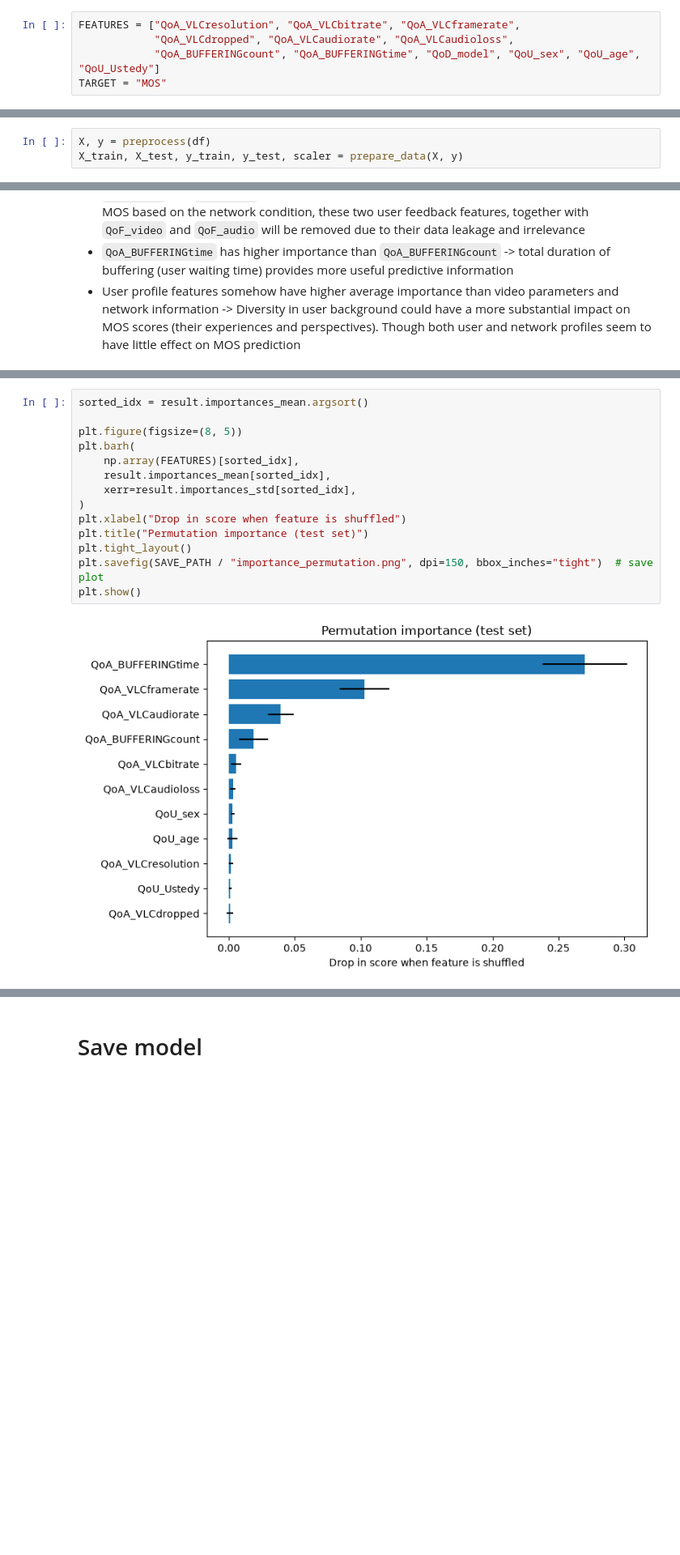
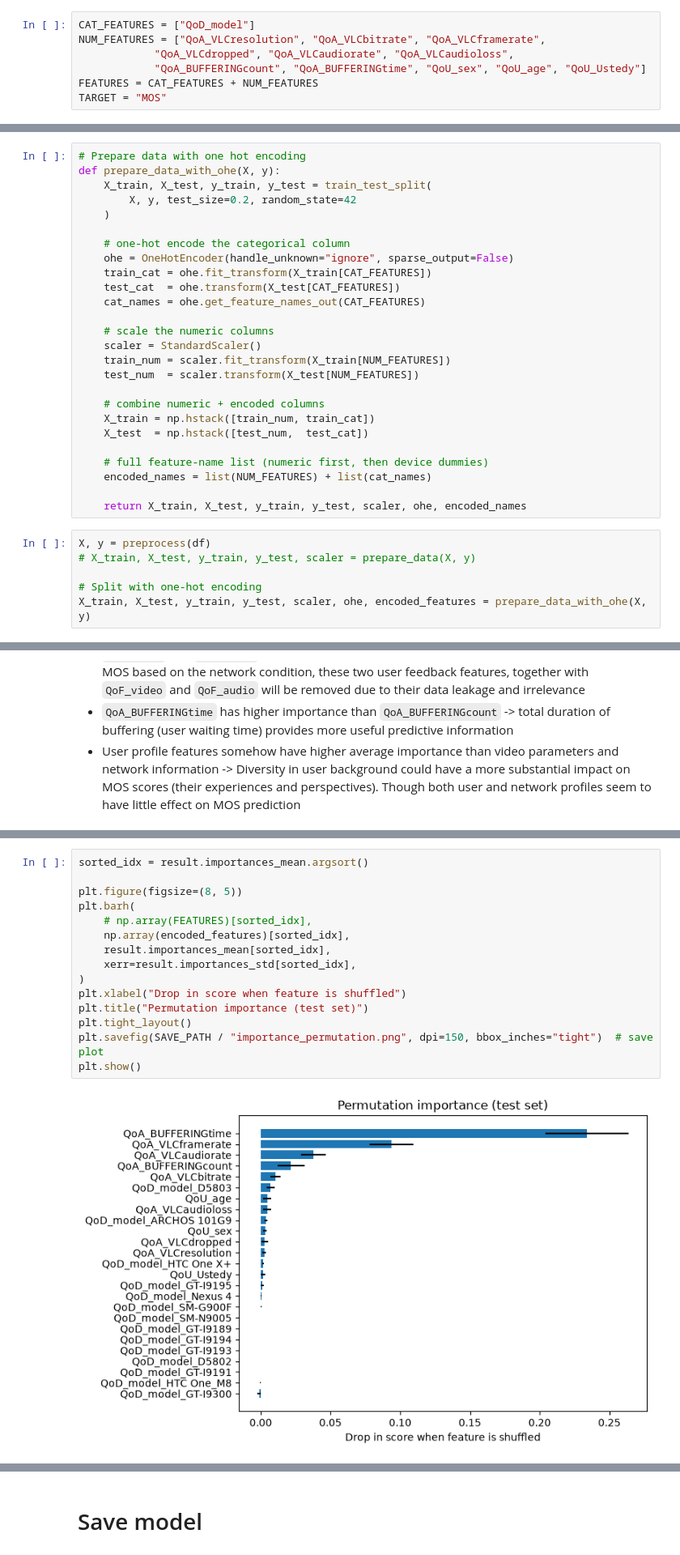
Before and after one commit to MarcoLuw/QoE-MOS-Prediction, a Jupyter notebook: model_training/random_forest.ipynb, the cells around one changed output, grey strips where cells are left out. Shown at 81% size. Saved outputs shown, nothing was run; the diff lists cells and outputs as text; blank space fills up the shorter version.

Commit message:
feat: add QoD_model as training feature

```diff
--- a/model_training/random_forest.ipynb
+++ b/model_training/random_forest.ipynb
@@ -83,8 +83,10 @@ from datetime import datetime
 # %% [markdown]
 # Artifact location
 # %%
-FEATURES = ["QoA_VLCresolution", "QoA_VLCbitrate", "QoA_VLCframerate",
+CAT_FEATURES = ["QoD_model"]
+NUM_FEATURES = ["QoA_VLCresolution", "QoA_VLCbitrate", "QoA_VLCframerate",
             "QoA_VLCdropped", "QoA_VLCaudiorate", "QoA_VLCaudioloss",
-            "QoA_BUFFERINGcount", "QoA_BUFFERINGtime", "QoD_model", "QoU_sex", "QoU_age", "QoU_Ustedy"]
+            "QoA_BUFFERINGcount", "QoA_BUFFERINGtime", "QoU_sex", "QoU_age", "QoU_Ustedy"]
+FEATURES = CAT_FEATURES + NUM_FEATURES
 TARGET = "MOS"
 # %%
@@ -147,3 +149,32 @@ def prepare_data(X, y):
+# %%
+# Prepare data with one hot encoding
+def prepare_data_with_ohe(X, y):
+    X_train, X_test, y_train, y_test = train_test_split(
+        X, y, test_size=0.2, random_state=42
+    )
+
+    # one-hot encode the categorical column
+    ohe = OneHotEncoder(handle_unknown="ignore", sparse_output=False)
+    train_cat = ohe.fit_transform(X_train[CAT_FEATURES])
+    test_cat  = ohe.transform(X_test[CAT_FEATURES])
+    cat_names = ohe.get_feature_names_out(CAT_FEATURES)
+
+    # scale the numeric columns
+    scaler = StandardScaler()
+    train_num = scaler.fit_transform(X_train[NUM_FEATURES])
+    test_num  = scaler.transform(X_test[NUM_FEATURES])
+
+    # combine numeric + encoded columns
+    X_train = np.hstack([train_num, train_cat])
+    X_test  = np.hstack([test_num,  test_cat])
+
+    # full feature-name list (numeric first, then device dummies)
+    encoded_names = list(NUM_FEATURES) + list(cat_names)
+
+    return X_train, X_test, y_train, y_test, scaler, ohe, encoded_names
 # %%
 X, y = preprocess(df)
-X_train, X_test, y_train, y_test, scaler = prepare_data(X, y)
+# X_train, X_test, y_train, y_test, scaler = prepare_data(X, y)
+
+# Split with one-hot encoding
+X_train, X_test, y_train, y_test, scaler, ohe, encoded_features = prepare_data_with_ohe(X, y)
@@ -448,19 +505,20 @@ perm_df.to_csv(SAVE_PATH / "importance_permutation.csv")
 # %%
 sorted_idx = result.importances_mean.argsort()
 
 plt.figure(figsize=(8, 5))
 plt.barh(
-    np.array(FEATURES)[sorted_idx],
+    # np.array(FEATURES)[sorted_idx],
+    np.array(encoded_features)[sorted_idx],
     result.importances_mean[sorted_idx],
     xerr=result.importances_std[sorted_idx],
 )
 plt.xlabel("Drop in score when feature is shuffled")
 plt.title("Permutation importance (test set)")
 plt.tight_layout()
 plt.savefig(SAVE_PATH / "importance_permutation.png", dpi=150, bbox_inches="tight")  # save plot
 plt.show()
 # %% [output]
-[figure, old version]
+[figure, new version]
 # %% [markdown]
 ## SHAP
 
```
Also changed, not shown: parts of 22 cells of this notebook.
